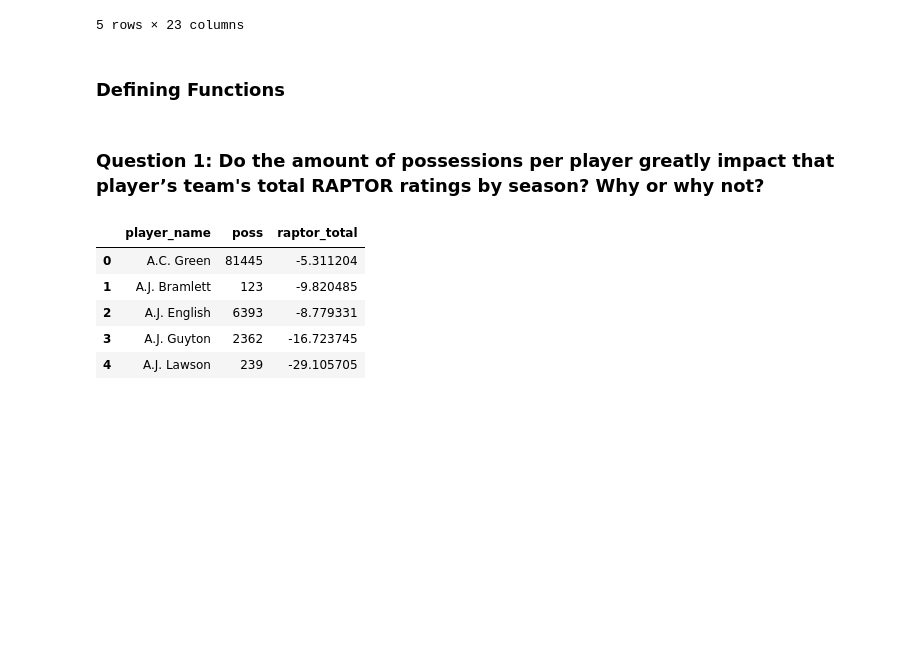
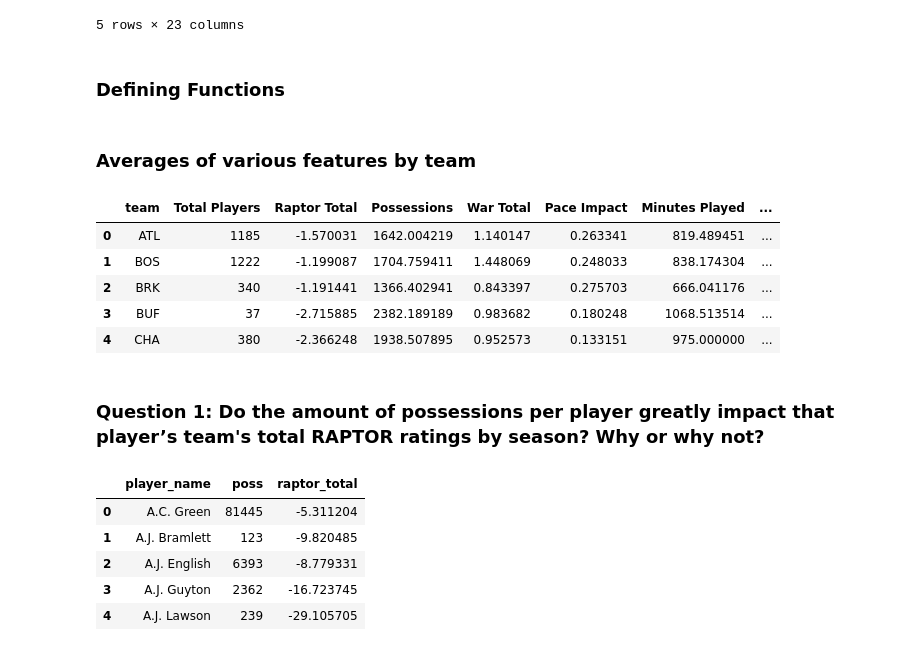
Before and after one commit to UzmaSayyeda/Project01, a Jupyter notebook: Project 1 Files/RAPTOR Analysis (Project 1).ipynb, the cells around one changed output. Cells and saved outputs as stored; diff of their text form; code cells hidden in the pictures; blank space fills up the shorter version.

```diff
--- a/Project 1 Files/RAPTOR Analysis (Project 1).ipynb
+++ b/Project 1 Files/RAPTOR Analysis (Project 1).ipynb
@@ -83,5 +90,34 @@ def linear_regression(x_values, y_values, x=0, y=0):
 
     plt.show()
+# %% [markdown]
+### Averages of various features by team
+# %%
+total_players=clean_df.groupby("team")["player_name"].count()
+raptor_total=clean_df.groupby("team")["raptor_total"].mean()
+poss=clean_df.groupby("team")["poss"].mean()
+war_total=clean_df.groupby("team")["war_total"].mean()
+pace_impact=clean_df.groupby("team")["pace_impact"].mean()
+raptor_onoff_total=clean_df.groupby("team")["raptor_onoff_total"].mean()
+avg_mp_team=clean_df.groupby("team")["mp"].mean()
+avg_raptor_offense=clean_df.groupby("team")["raptor_offense"].mean()
+avg_raptor_defense=clean_df.groupby("team")["raptor_defense"].mean()
+avg_summary = pd.DataFrame({"Total Players": total_players,
+          "Raptor Total": raptor_total,
+          "Possessions": poss,
+          "War Total": war_total,
+          "Pace Impact": pace_impact,
+          "Minutes Played":avg_mp_team,
+          "Raptor On and Off Totals":raptor_onoff_total,
+          "RAPTOR Offense": avg_raptor_offense,
+          "RAPTOR Defense": avg_raptor_defense}).reset_index()
+avg_summary.head()
+# %% [output]
+|  | team | Total Players | Raptor Total | Possessions | War Total | Pace Impact | Minutes Played | ... |
+| 0 | ATL | 1185 | -1.570031 | 1642.004219 | 1.140147 | 0.263341 | 819.489451 | ... |
+| 1 | BOS | 1222 | -1.199087 | 1704.759411 | 1.448069 | 0.248033 | 838.174304 | ... |
+| 2 | BRK | 340 | -1.191441 | 1366.402941 | 0.843397 | 0.275703 | 666.041176 | ... |
+| 3 | BUF | 37 | -2.715885 | 2382.189189 | 0.983682 | 0.180248 | 1068.513514 | ... |
+| 4 | CHA | 380 | -2.366248 | 1938.507895 | 0.952573 | 0.133151 | 975.000000 | ... |
 # %% [markdown]
 ### Question 1: Do the amount of possessions per player greatly impact that player’s team's total RAPTOR ratings by season? Why or why not?
 # %%
```
Also changed, not shown: parts of 7 cells of this notebook, 1 other file.
